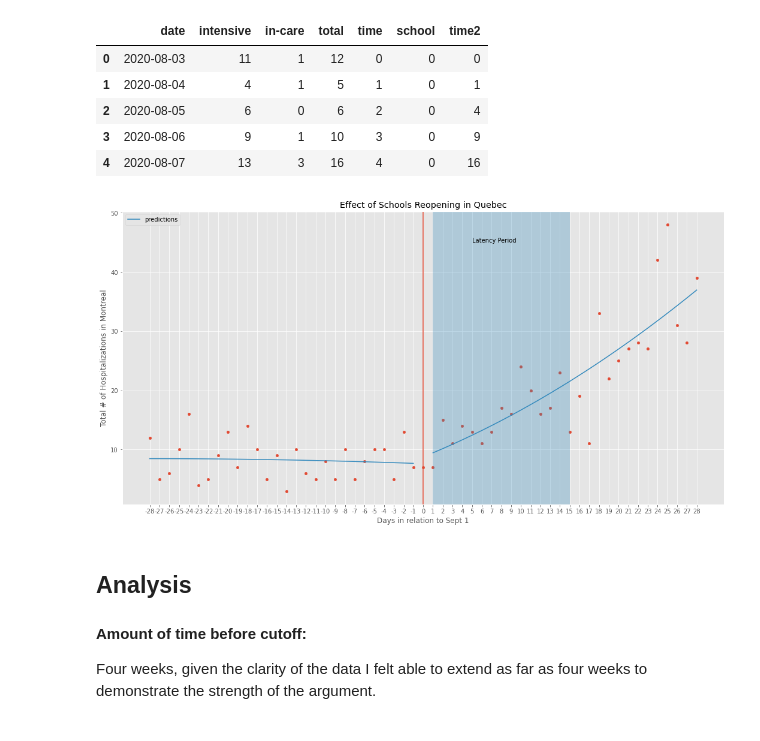
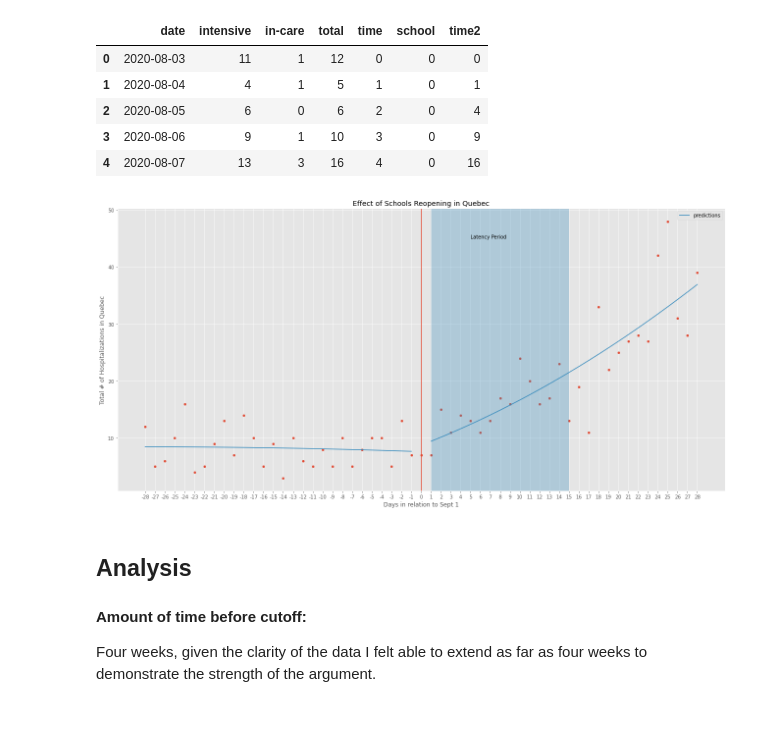
Before and after one commit to yuriemond/covid-rdd, a Jupyter notebook: notebook/sasha.ipynb, the cells around one changed output. Saved outputs shown, nothing was run; the diff lists cells and outputs as text; code cells hidden in the pictures.

```diff
--- a/notebook/sasha.ipynb
+++ b/notebook/sasha.ipynb
@@ -94,22 +94,24 @@ period.head()
 # %%
 # plotting using a slightly hacked fix to an ongoing issue
 ax = period.plot.scatter(x="time", y="total", color="C0")
 period = period.assign(predictions=est.fittedvalues)
 # setting the prediction value to nan for discontinuity visualization
 period.iat[28, 7] = np.nan
 period.plot(x="time", y="predictions", ax=ax, color="C1", figsize=(18,9))
 plt.axvspan(xmin=29, xmax=43, ymin=0, ymax=1, alpha=0.3)
 plt.title("Effect of Schools Reopening in Quebec");
 plt.axvline(x=28, ymin=0, ymax=48)
 plt.xlabel('Days in relation to Sept 1')
-plt.ylabel('Total # of Hospitalizations in Montreal')
+plt.ylabel('Total # of Hospitalizations in Quebec')
 plt.annotate('Latency Period', (33,45))
 # Changing ticks
 nticks = list(range(-28,29,1))
 plt.xticks(period.time, nticks);
+plt.tight_layout()
+
 # period.tail()
 # %% [output]
-[figure, old version]
+[figure, new version]
 # %% [markdown]
 ## Analysis
 
```
